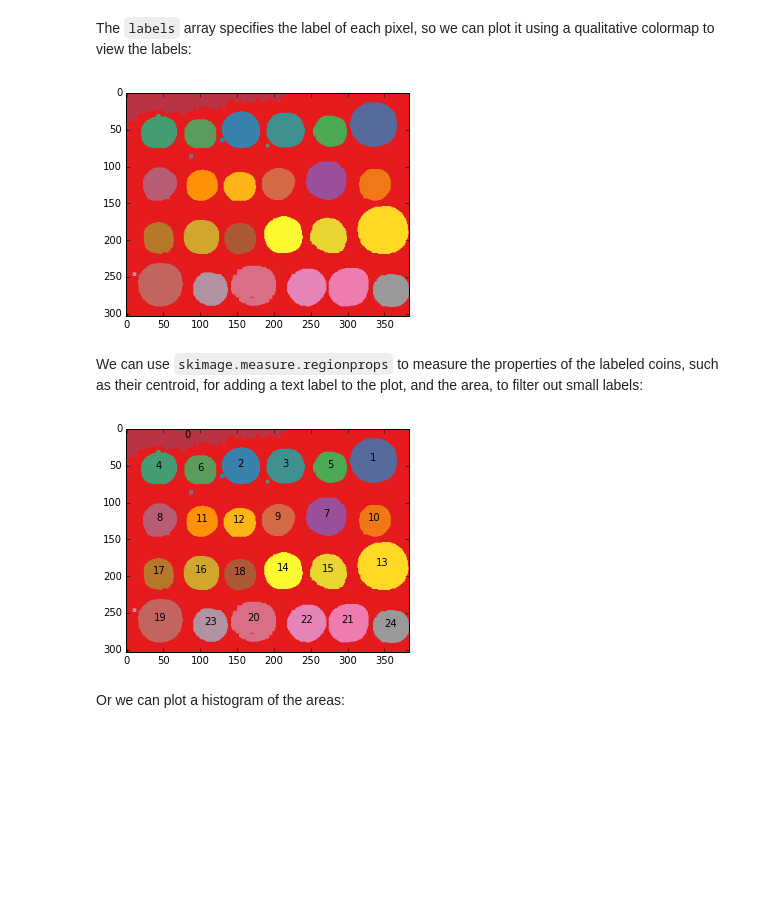
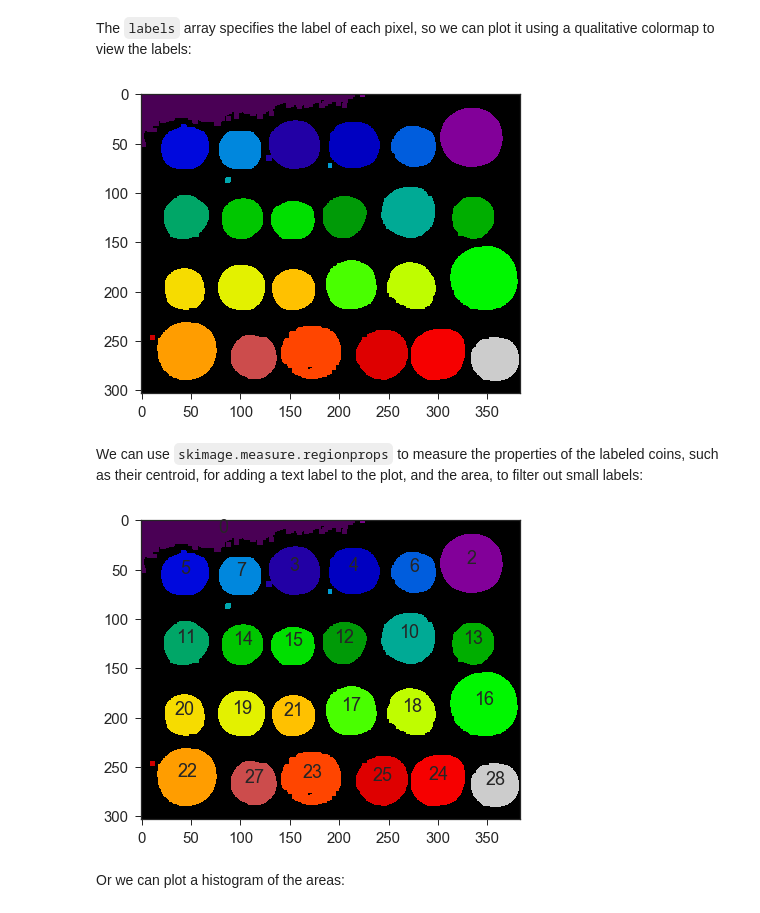
Before and after one commit to yoavram/Py4Eng, a Jupyter notebook: sessions/image-processing.ipynb, the cells around one changed output. Saved outputs shown, nothing was run; the diff lists cells and outputs as text; code cells hidden in the pictures; blank space fills up the shorter version.

```diff
--- a/sessions/image-processing.ipynb
+++ b/sessions/image-processing.ipynb
@@ -7,10 +7,17 @@
 %matplotlib inline
 import matplotlib.pyplot as plt
 import numpy as np
+import seaborn as sns
+
 from scipy import signal, misc
+from scipy import ndimage
+
+import skimage.data
+from skimage import measure
 from skimage import filters
-from skimage.morphology import square
+from skimage import morphology
 
+sns.set(style='ticks', context='notebook', font_scale=1.5)
 def display_image(image):
     plt.imshow(image, cmap='gray')
     plt.xticks([])
@@ -202,6 +205,6 @@ display_image(bw)
 # %% [markdown]
 Next we use a dilation operator to (our own from before!) to clean up the coins.
 # %%
-dilated = ndimage.generic_filter(bw, max, size=(5, 5))
+dilated = morphology.dilation(bw, morphology.square(5))
 display_image(dilated)
 # %% [output]
@@ -209,28 +212,28 @@ display_image(dilated)
 # %% [markdown]
 Now we do the labeling using `skimage.measure.label` (you can also use`scipy.ndimage.label`):
 # %%
-labels = skimage.measure.label(dilated)
+labels = measure.label(dilated)
 len(labels)
 # %% [output]
 303
 # %% [markdown]
 The `labels` array specifies the label of each pixel, so we can plot it using a qualitative colormap to view the labels:
 # %%
-plt.imshow(labels, cmap=plt.cm.Set1);
+plt.imshow(labels, cmap=plt.cm.spectral);
 # %% [output]
-[figure, old version]
+[figure, new version]
 # %% [markdown]
 We can use `skimage.measure.regionprops` to measure the properties of the labeled coins, such as their centroid, for adding a text label to the plot, and the area, to filter out small labels:
 # %%
-label_props = skimage.measure.regionprops(labels)
-plt.imshow(labels, cmap=plt.cm.Set1)
+label_props = measure.regionprops(labels)
+plt.imshow(labels, cmap=plt.cm.spectral)
 for i, props in enumerate(label_props):
     if props.area < 500:
         continue
     y, x = props.centroid
     plt.text(x, y, i, fontdict={'horizontalalignment':'center'})
 # %% [output]
-[figure, old version]
+[figure, new version]
 # %% [markdown]
 Or we can plot a histogram of the areas:
 # %%
```
Also changed, not shown: parts of 17 cells of this notebook, 6 other files.
